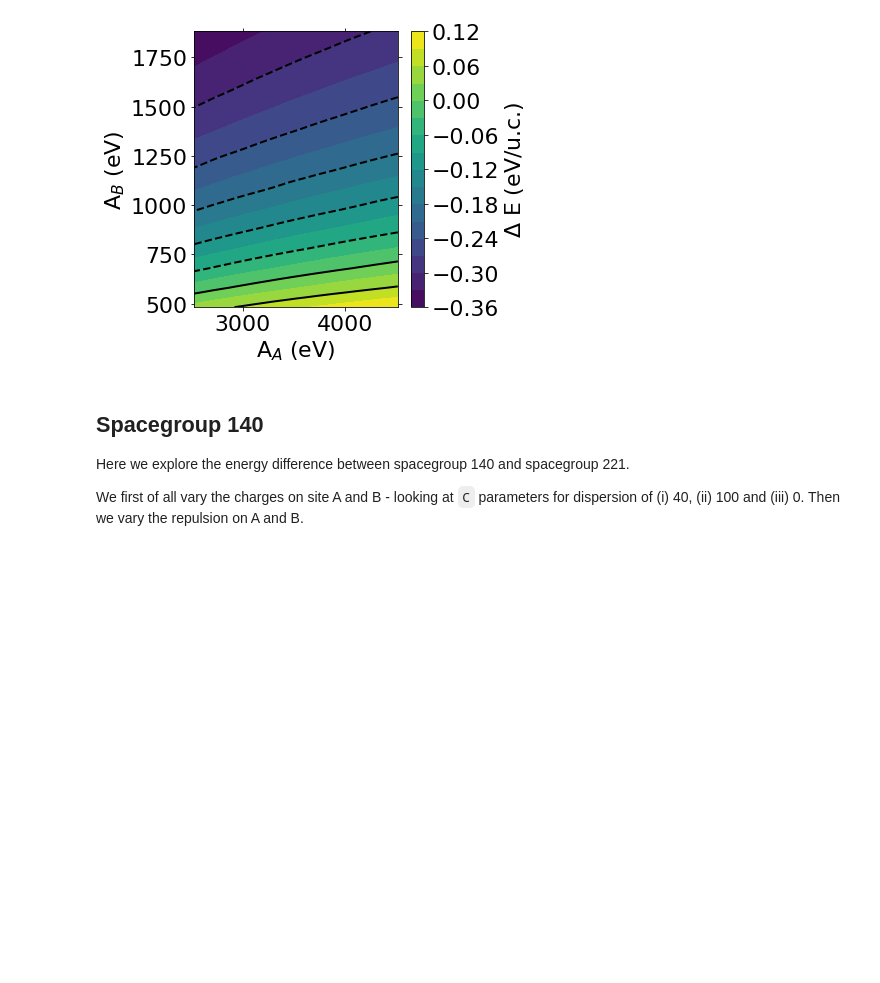
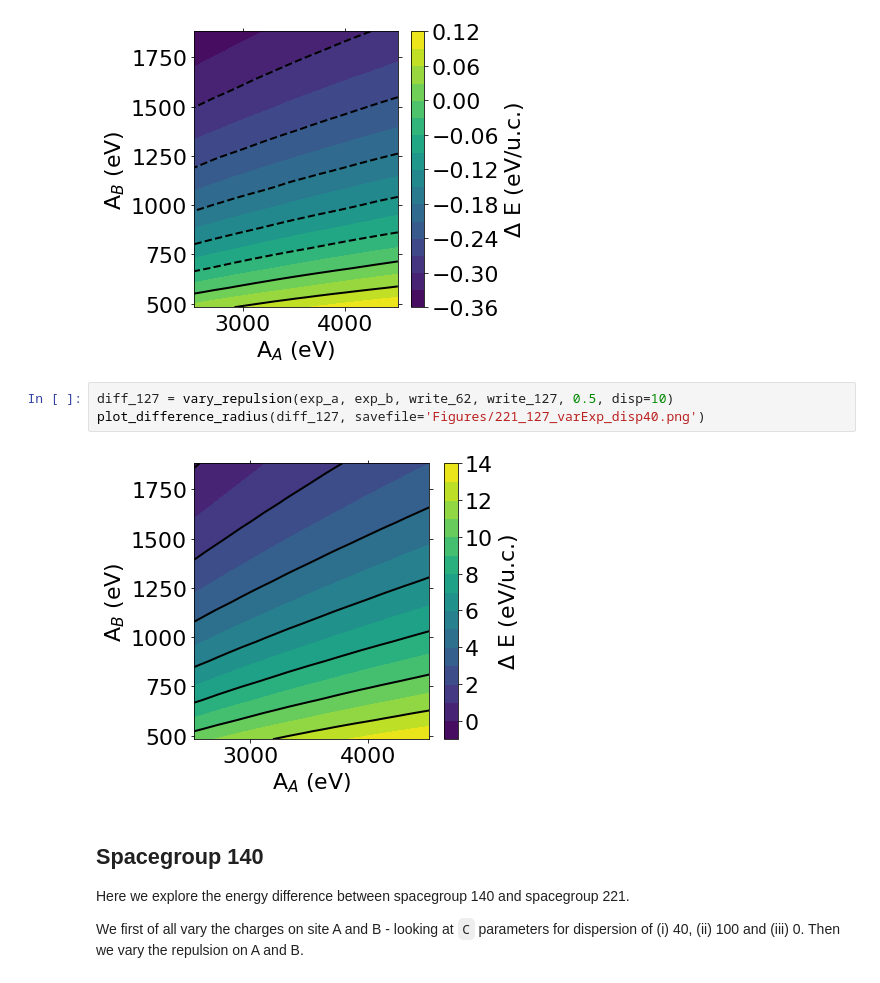
Before and after one commit to keeeto/HalidePerovskiteTilting, a Jupyter notebook: RunCalculations.ipynb, the cells around one changed output. Cells and saved outputs as stored; diff of their text form; blank space fills up the shorter version.

```diff
--- a/RunCalculations.ipynb
+++ b/RunCalculations.ipynb
@@ -339,6 +349,11 @@ diff_127 = vary_repulsion(exp_a, exp_b, write_221, write_127, 2, disp=10)
 plot_difference_radius(diff_127, savefile='Figures/221_127_varExp_disp40.png')
 # %% [output]
 [figure]
+# %%
+diff_127 = vary_repulsion(exp_a, exp_b, write_62, write_127, 0.5, disp=10)
+plot_difference_radius(diff_127, savefile='Figures/221_127_varExp_disp40.png')
+# %% [output]
+[figure, added]
 # %% [markdown]
 ## Spacegroup 140
 
```
Also changed, not shown: parts of 1 cell of this notebook.
